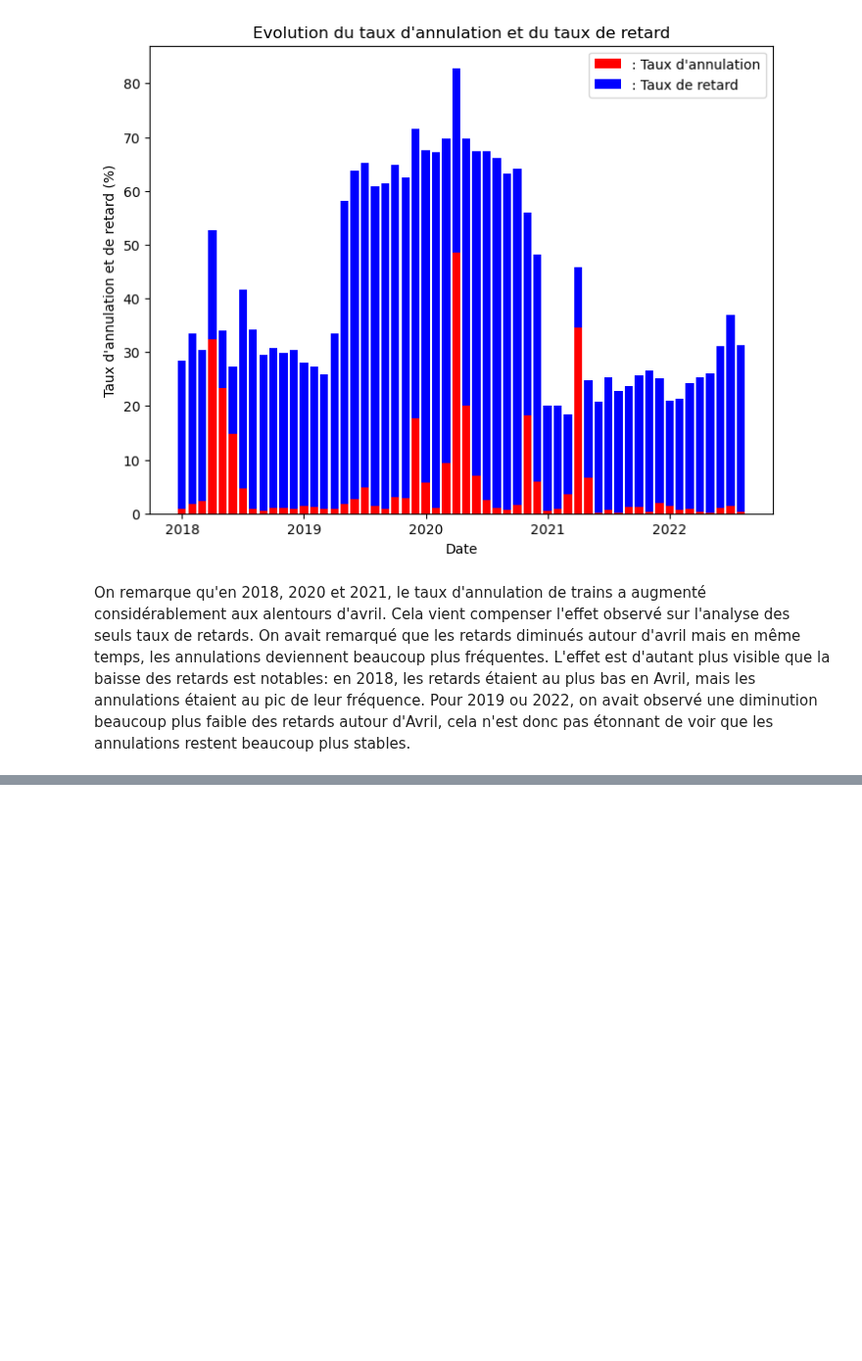
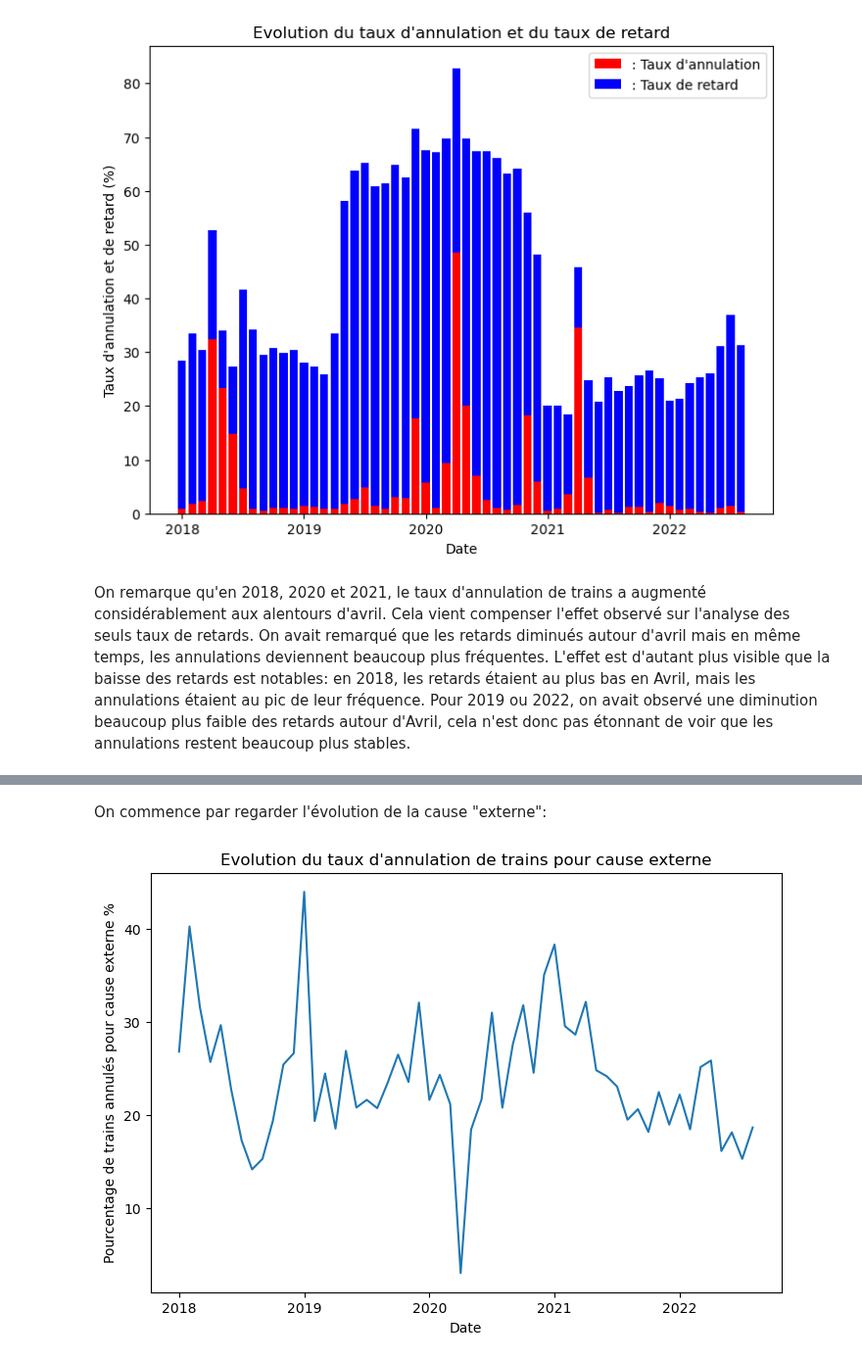
Before and after one commit to DiegoRenaud/Exercice, a Jupyter notebook: Analyse_retards.ipynb, the cells around one changed output, grey strips where cells are left out. Shown at 98% size. Saved outputs shown, nothing was run; the diff lists cells and outputs as text; code cells hidden in the pictures; blank space fills up the shorter version.

```diff
--- a/Analyse_retards.ipynb
+++ b/Analyse_retards.ipynb
@@ -173,0 +211,2 @@ On remarque qu'en 2018, 2020 et 2021, le taux d'annulation de trains a augmenté
+# %% [markdown]
+On commence par regarder l'évolution de la cause "externe":
@@ -173,0 +220,39 @@ On remarque qu'en 2018, 2020 et 2021, le taux d'annulation de trains a augmenté
+# %%
+df_externe_2019 = df_retards.loc[(df_retards['annee'] == 2019),['prct_cause_externe','mois']]
+E_2019 = []
+for i in range(12):
+    df = df_externe_2019.loc[(df_externe_2019['mois'] == i+1),['prct_cause_externe']]
+    x = np.mean(df['prct_cause_externe'])
+    E_2019.append(x)
+# %%
+df_externe_2020 = df_retards.loc[(df_retards['annee'] == 2020),['prct_cause_externe','mois']]
+E_2020 = []
+for i in range(12):
+    df = df_externe_2020.loc[(df_externe_2020['mois'] == i+1),['prct_cause_externe']]
+    x = np.mean(df['prct_cause_externe'])
+    E_2020.append(x)
+# %%
+df_externe_2021 = df_retards.loc[(df_retards['annee'] == 2021),['prct_cause_externe','mois']]
+E_2021 = []
+for i in range(12):
+    df = df_externe_2021.loc[(df_externe_2021['mois'] == i+1),['prct_cause_externe']]
+    x = np.mean(df['prct_cause_externe'])
+    E_2021.append(x)
+# %%
+df_externe_2022 = df_retards.loc[(df_retards['annee'] == 2022),['prct_cause_externe','mois']]
+E_2022 = []
+for i in range(8):
+    df = df_externe_2022.loc[(df_externe_2022['mois'] == i+1),['prct_cause_externe']]
+    x = np.mean(df['prct_cause_externe'])
+    E_2022.append(x)
+# %%
+E = E_2018 + E_2019 + E_2020 + E_2021 + E_2022
+fig, ax = plt.subplots(figsize=(7, 5), layout='constrained')
+ax.plot(E)
+ax.set_xlabel('Date')
+ax.set_ylabel('Pourcentage de trains annulés pour cause externe %')
+ax.set_title("Evolution du taux d\'annulation de trains pour cause externe")
+plt.xticks([0,12,24,36,48],['2018', '2019', '2020', '2021', '2022'])
+plt.show()
+# %% [output]
+[figure, added]
```
Also changed, not shown: parts of 38 cells of this notebook.
